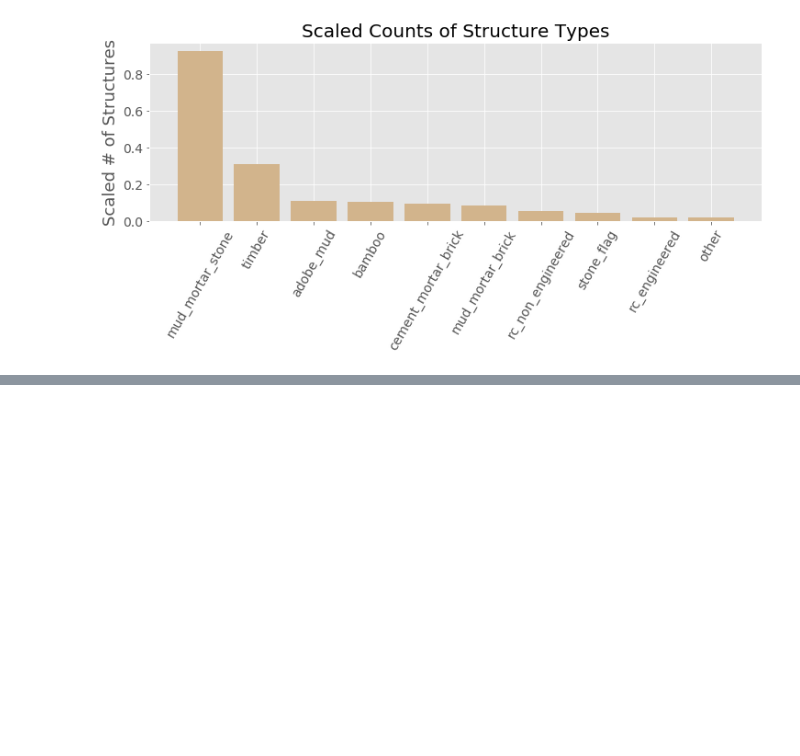
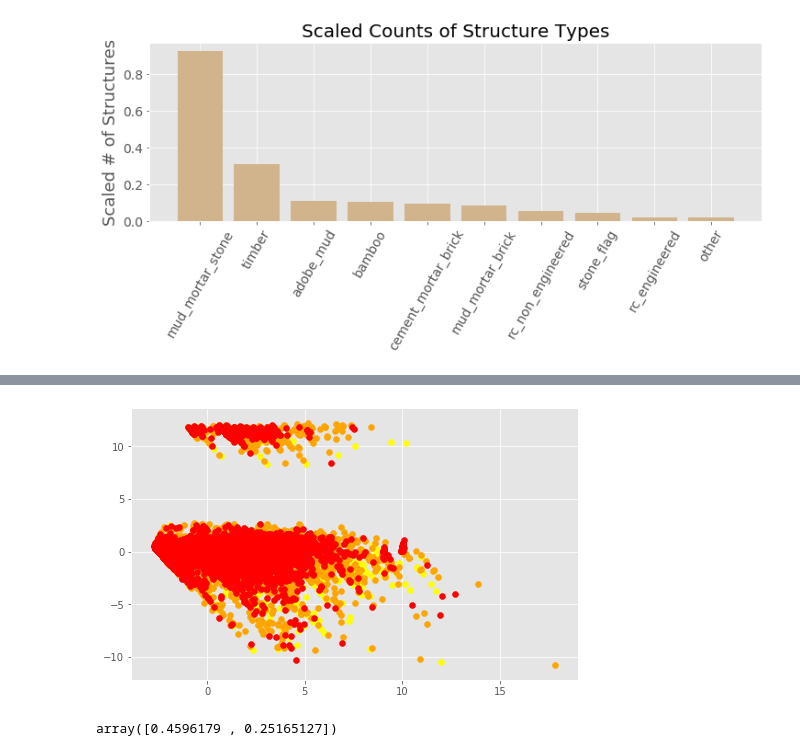
Before and after one commit to rumbelievable/earthquake_predictor, a Jupyter notebook: notebooks/eda.ipynb, the cells around one changed output, grey strips where cells are left out. Drawn from its saved outputs; the diff is of its cells as text; code cells hidden in the pictures; blank space fills up the shorter version.

```diff
--- a/notebooks/eda.ipynb
+++ b/notebooks/eda.ipynb
@@ -330,0 +409,4 @@ all_norm_counts = all_norm.transform(np.array(all_counts))
+# %%
+ss = StandardScaler()
+X_scaled = ss.fit_transform(df_combined[['count_floors_pre_eq', 'age', 'area_percentage', 'height_percentage']])
+X_scaled
@@ -330,0 +421,3 @@ all_norm_counts = all_norm.transform(np.array(all_counts))
+# %%
+pca = PCA(n_components=2, random_state=42)
+pca.fit(df_combined[['count_floors_pre_eq', 'age', 'area_percentage', 'height_percentage']])
@@ -330,0 +427,7 @@ all_norm_counts = all_norm.transform(np.array(all_counts))
+# %%
+principalComponents = pca.fit_transform(X_scaled)
+principalDf = pd.DataFrame(data = principalComponents
+             , columns = ['principal component 1', 'principal component 2'], index=df_combined.index)
+# %%
+pca_df = pd.concat([principalDf, df_combined[['damage_grade']]], axis=1)
+pca_df.head()
@@ -330,0 +442,13 @@ all_norm_counts = all_norm.transform(np.array(all_counts))
+# %%
+targets = [1, 2, 3]
+color = ['yellow', 'orange', 'red']
+fig, ax = plt.subplots(1,1,figsize=(8,5))
+for t, c in zip(targets,color):
+    idx = pca_df['damage_grade'] == t
+    ax.scatter(pca_df.loc[idx, 'principal component 1'], pca_df.loc[idx, 'principal component 2'], color=c)
+# %% [output]
+[figure, added]
+# %%
+pca.explained_variance_ratio_
+# %% [output]
+array([0.4596179 , 0.25165127])
```
Also changed, not shown: parts of 21 cells of this notebook.
